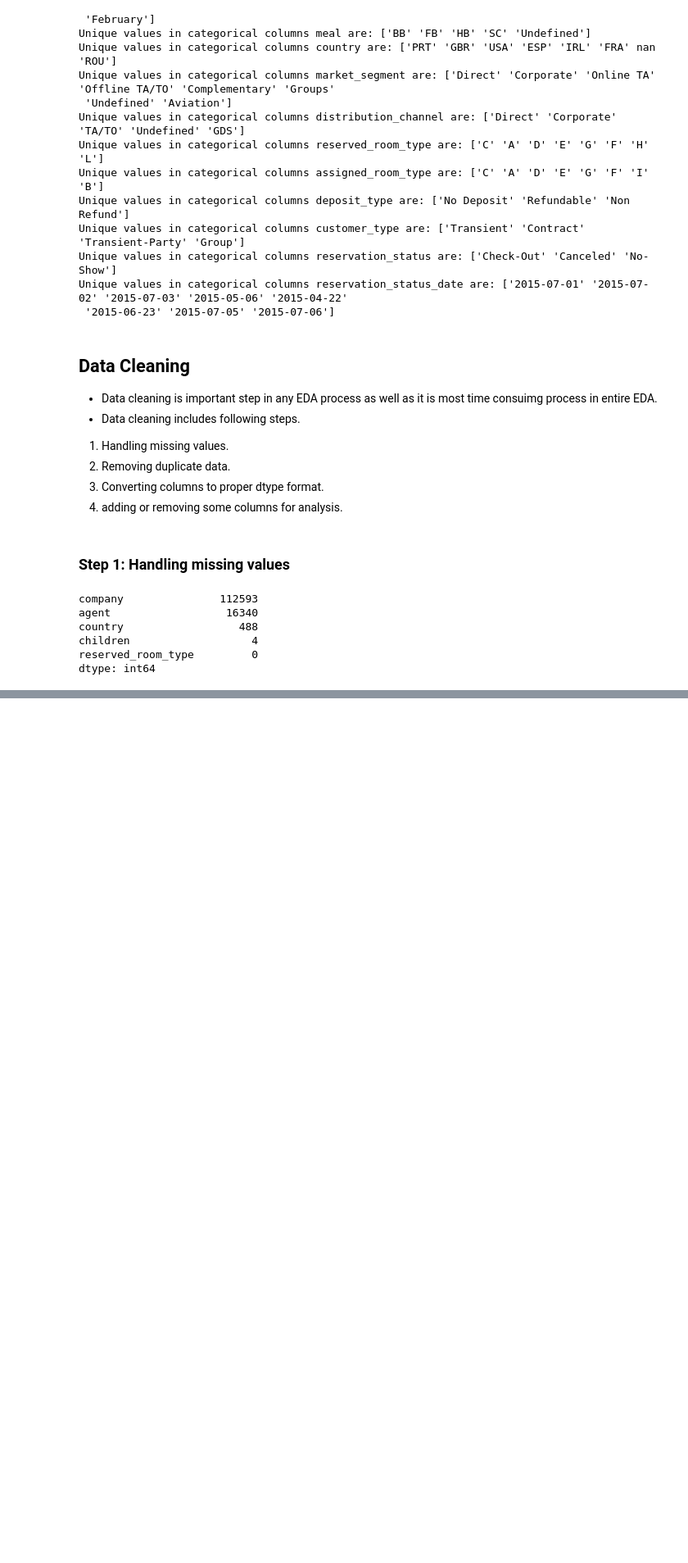
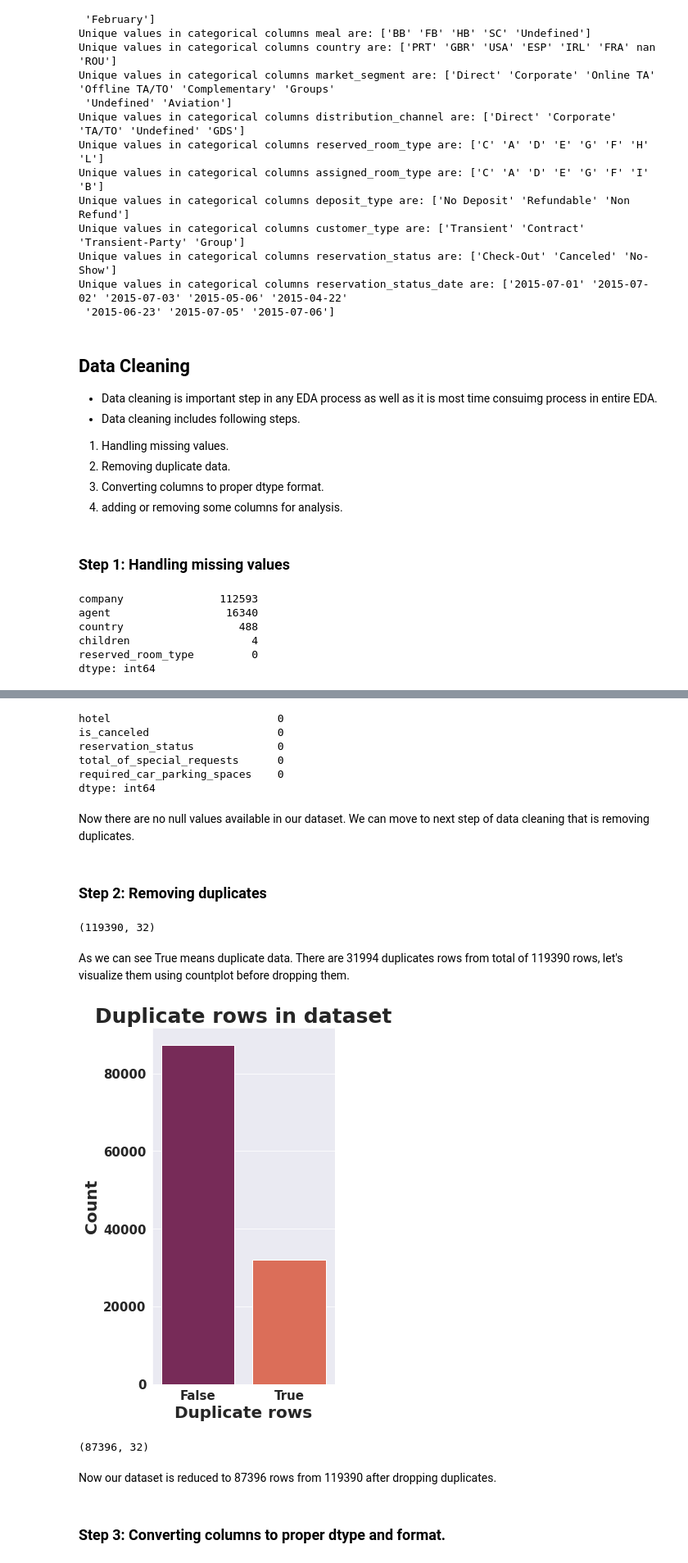
Before and after one commit to PranayUmredkar97/EDA-Hotel-Bookings-Capstone-Project-1, a Jupyter notebook: EDA_Hotel_Bookings_Capstone_Project1.ipynb, the cells around one changed output, grey strips where cells are left out. Shown at 82% size. Cells and saved outputs as stored; diff of their text form; code cells hidden in the pictures; blank space fills up the shorter version.

Commit message:
Third commit (Completed data cleaning process filled null values, removed duplicates, changed datatype to proper datatype and added some columns.

```diff
--- a/EDA_Hotel_Bookings_Capstone_Project1.ipynb
+++ b/EDA_Hotel_Bookings_Capstone_Project1.ipynb
@@ -229,0 +232,3 @@ dtype: int64
+# %%
+#replace null values of company agent and children with 0
+df[['children','company','agent']] = df[['children','company','agent']].fillna(0)
@@ -229,0 +237,43 @@ dtype: int64
+# %%
+#replacing null values in country columns with 'Not Specified'.
+df['country'].fillna('Not Specified',inplace=True)
+# %%
+#Now let's check all the missing values are replaced or there are still any.
+df.isnull().sum().sort_values(ascending=False)[:5]
+# %% [output]
+hotel                          0
+is_canceled                    0
+reservation_status             0
+total_of_special_requests      0
+required_car_parking_spaces    0
+dtype: int64
+# %% [markdown]
+Now there are no null values available in our dataset. We can move to next step of data cleaning that is removing duplicates.
+# %% [markdown]
+### **Step 2: Removing duplicates**
+# %%
+#let's check shape of our dataset before dropping duplicates
+df.shape
+# %% [output]
+(119390, 32)
+# %% [markdown]
+As we can see True means duplicate data. There are 31994 duplicates rows from total of 119390 rows, let's visualize them using countplot before dropping them.
+# %%
+#duplicate rows visualization
+plt.figure(figsize=(4,8))
+sns.countplot(x=df.duplicated(),palette='rocket')
+plt.xlabel('Duplicate rows')
+plt.ylabel('Count')
+plt.title('Duplicate rows in dataset');
+# %% [output]
+[figure, added]
+# %%
+#now let's drop duplicate rows and check shape of data after dropping duplicates.
+df.drop_duplicates(inplace=True)
+df.shape
+# %% [output]
+(87396, 32)
+# %% [markdown]
+Now our dataset is reduced to 87396 rows from 119390 after dropping duplicates.
+# %% [markdown]
+### **Step 3: Converting columns to proper dtype and format.**
```
Also changed, not shown: parts of 7 cells of this notebook.
